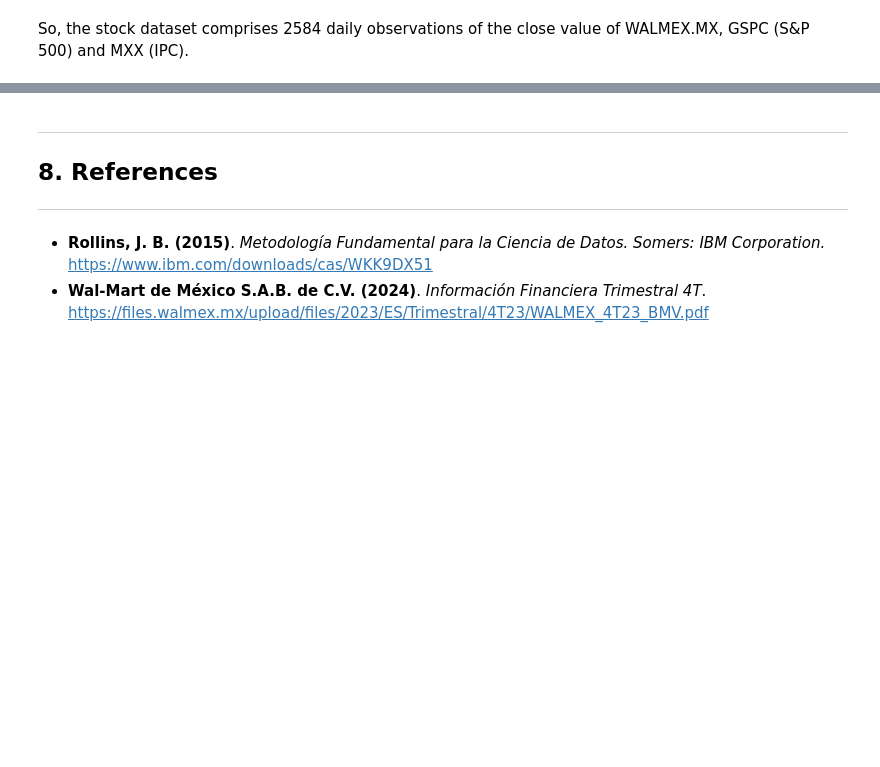
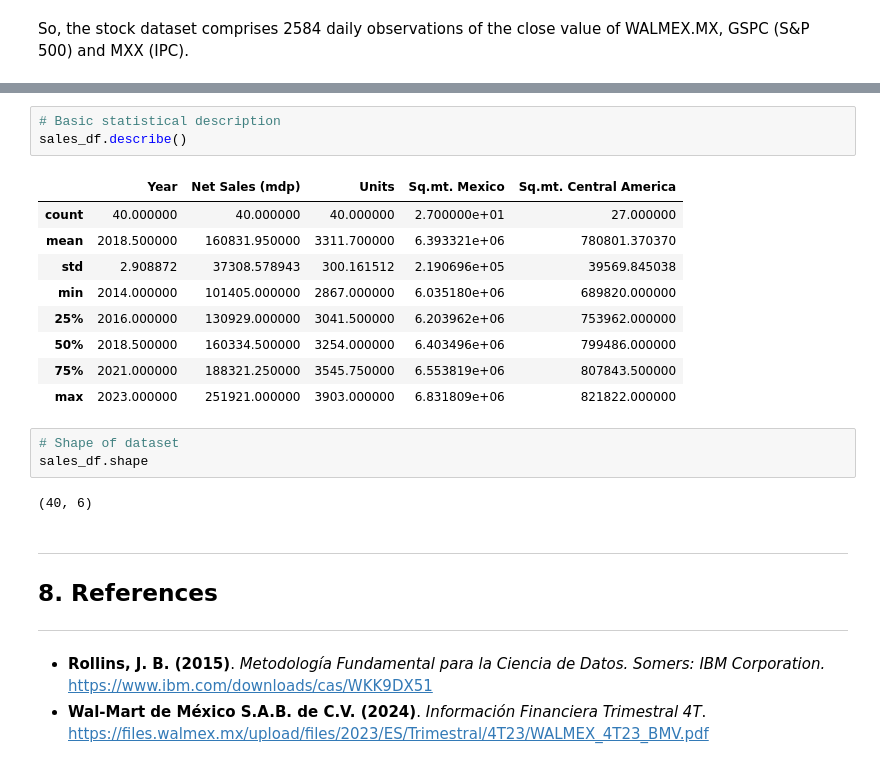
Before and after one commit to DanielEduardoLopez/SalesForecasting, a Jupyter notebook: SalesPrediction.ipynb, the cells around one changed output, grey strips where cells are left out. Saved outputs shown, nothing was run; the diff lists cells and outputs as text; blank space fills up the shorter version.

```diff
--- a/SalesPrediction.ipynb
+++ b/SalesPrediction.ipynb
@@ -266,3 +322,21 @@ So, the stock dataset comprises 2584 daily observations of the close value of WA
+# %%
+# Basic statistical description
+sales_df.describe()
+# %% [output]
+|  | Year | Net Sales (mdp) | Units | Sq.mt. Mexico | Sq.mt. Central America |
+| count | 40.000000 | 40.000000 | 40.000000 | 2.700000e+01 | 27.000000 |
+| mean | 2018.500000 | 160831.950000 | 3311.700000 | 6.393321e+06 | 780801.370370 |
+| std | 2.908872 | 37308.578943 | 300.161512 | 2.190696e+05 | 39569.845038 |
+| min | 2014.000000 | 101405.000000 | 2867.000000 | 6.035180e+06 | 689820.000000 |
+| 25% | 2016.000000 | 130929.000000 | 3041.500000 | 6.203962e+06 | 753962.000000 |
+| 50% | 2018.500000 | 160334.500000 | 3254.000000 | 6.403496e+06 | 799486.000000 |
+| 75% | 2021.000000 | 188321.250000 | 3545.750000 | 6.553819e+06 | 807843.500000 |
+| max | 2023.000000 | 251921.000000 | 3903.000000 | 6.831809e+06 | 821822.000000 |
+# %%
+# Shape of dataset
+sales_df.shape
+# %% [output]
+(40, 6)
 # %% [markdown]
 <a class="anchor" id="references"></a>
 ___
```
Also changed, not shown: parts of 9 cells of this notebook.
